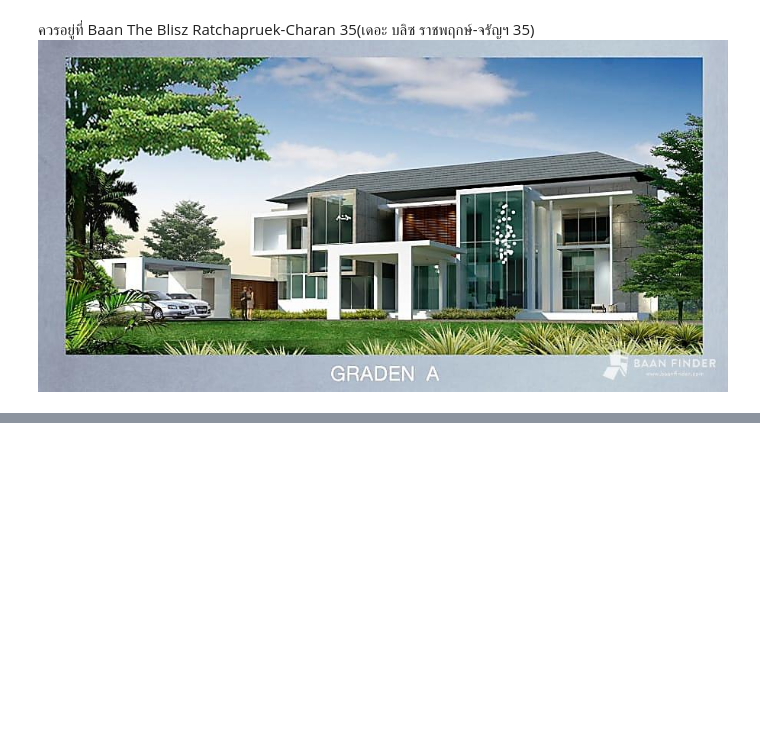
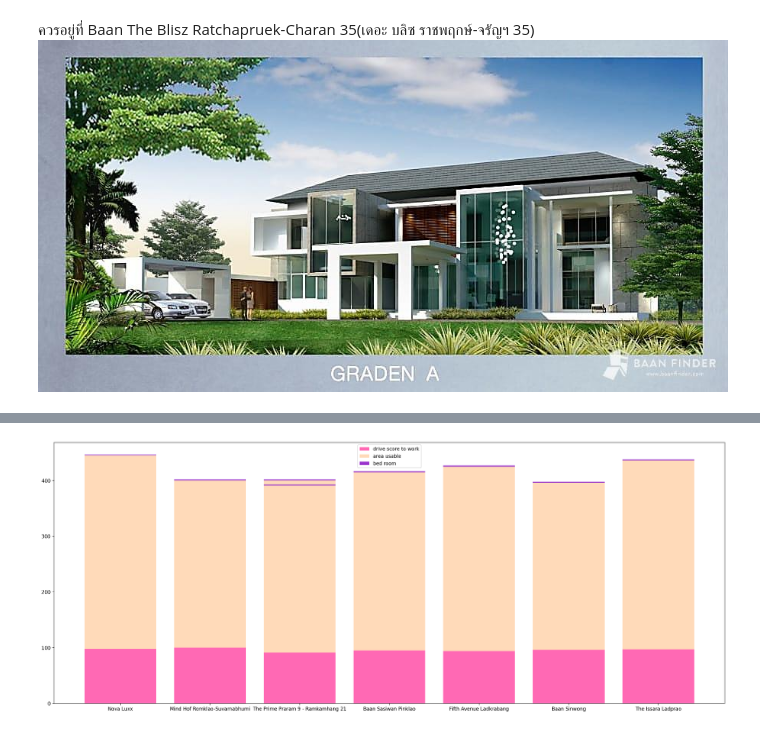
Before and after one commit to sucheerarighthere/BasicProg_DataViz65, a Jupyter notebook: FinalProject_Data.ipynb, the cells around one changed output, grey strips where cells are left out. Drawn from its saved outputs; the diff is of its cells as text; code cells hidden in the pictures; blank space fills up the shorter version.

```diff
--- a/FinalProject_Data.ipynb
+++ b/FinalProject_Data.ipynb
@@ -561,0 +621,3 @@ plt.show()
+# %%
+minidrivebed = minidrive[(minidrive['count_room_bed']>=1)&(minidrive['count_room_bed']<=2)]
+minidrivebed.sort_values(by= 'count_room_bed',ascending=False)
@@ -561,0 +638,3 @@ plt.show()
+# %%
+minidrivebedprice = minidrivebed[(minidrivebed['price_min']<=5000000)&(minidrivebed['price_min']>=1)]
+minidrivebedprice.sort_values(by='price_min',ascending=False)
@@ -561,0 +655,3 @@ plt.show()
+# %%
+minidrivebedpricearea =minidrivebedprice[(minidrivebedprice['area_usable_min']>=300)&(minidrivebedprice['area_usable_min']<=500)]
+minidrivebedpricearea.sort_values(by='area_usable_min',ascending=False)
@@ -561,0 +670,16 @@ plt.show()
+# %%
+noprice = minidrivebedpricearea[['name_en','count_room_bed','drive_work','area_usable_min']]
+# %%
+from matplotlib.pyplot import figure
+figure(figsize=(25,10), dpi=200)
+
+x = noprice['name_en']
+y1 = noprice['drive_work']
+y2 = noprice['area_usable_min']
+y3 = noprice['count_room_bed']
+plt.bar(x,y1,color='hotpink',label='drive score to work')
+plt.bar(x,y2,bottom = y1, color='peachpuff',label='area usable')
+plt.bar(x,y3,bottom = y1+y2, color='darkorchid',label='bed room')
+plt.legend();
+# %% [output]
+[figure, added]
```
Also changed, not shown: parts of 15 cells of this notebook.
